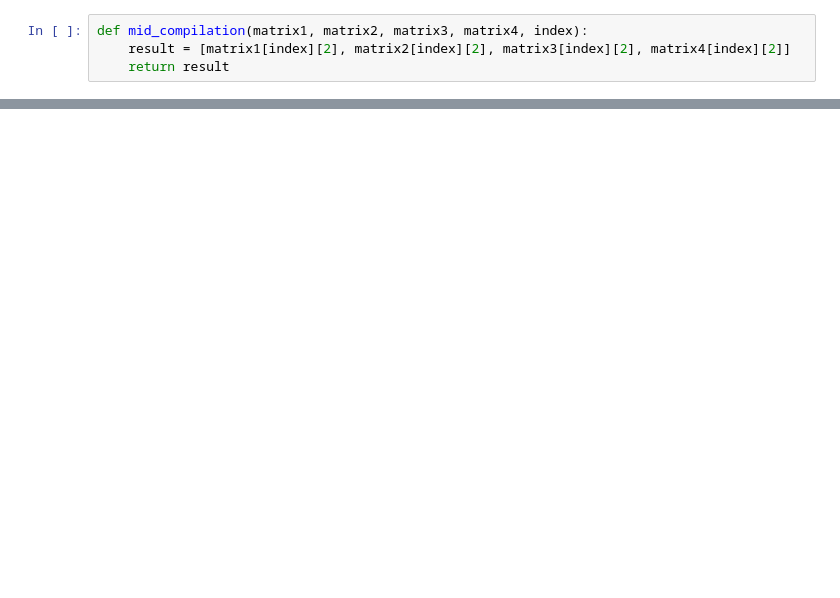
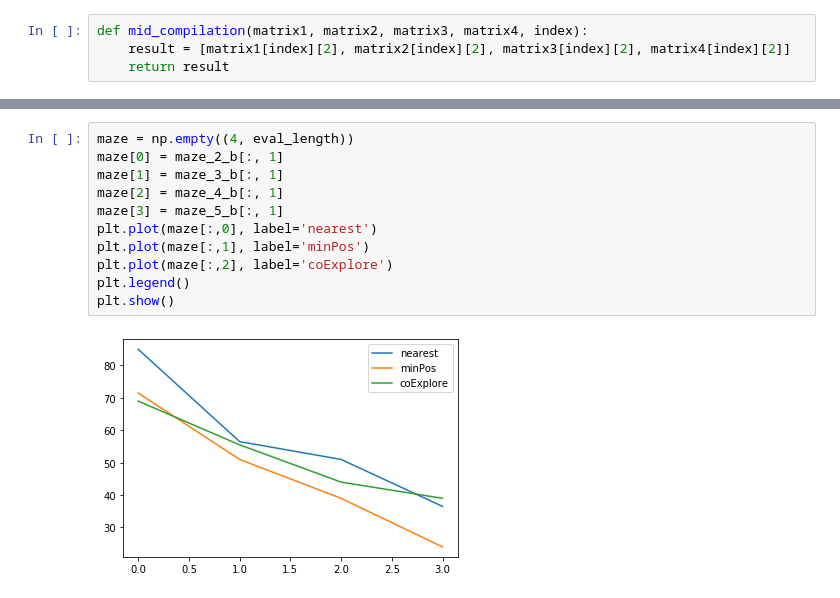
Before and after one commit to Icheler/coExplore, a Jupyter notebook: eval_2.ipynb, the cells around one changed output, grey strips where cells are left out. Cells and saved outputs as stored; diff of their text form; blank space fills up the shorter version.

```diff
--- a/eval_2.ipynb
+++ b/eval_2.ipynb
@@ -292,0 +228,13 @@ plt.show()
+# %%
+maze = np.empty((4, eval_length))
+maze[0] = maze_2_b[:, 1]
+maze[1] = maze_3_b[:, 1]
+maze[2] = maze_4_b[:, 1]
+maze[3] = maze_5_b[:, 1]
+plt.plot(maze[:,0], label='nearest')
+plt.plot(maze[:,1], label='minPos')
+plt.plot(maze[:,2], label='coExplore')
+plt.legend()
+plt.show()
+# %% [output]
+[figure, added]
```
Also changed, not shown: parts of 13 cells of this notebook, 8 other files.
